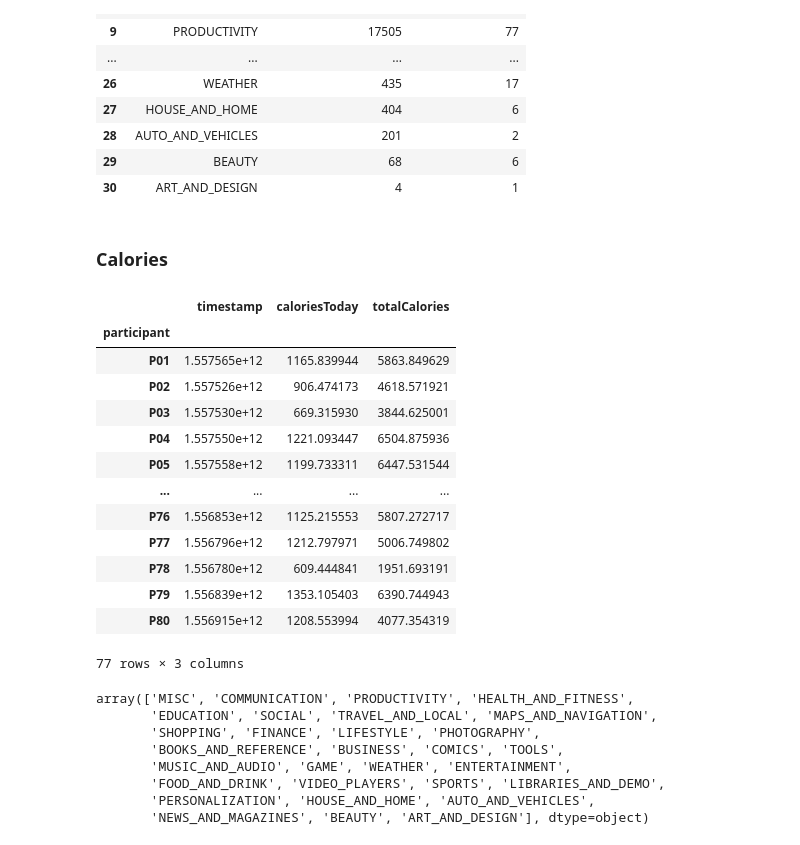
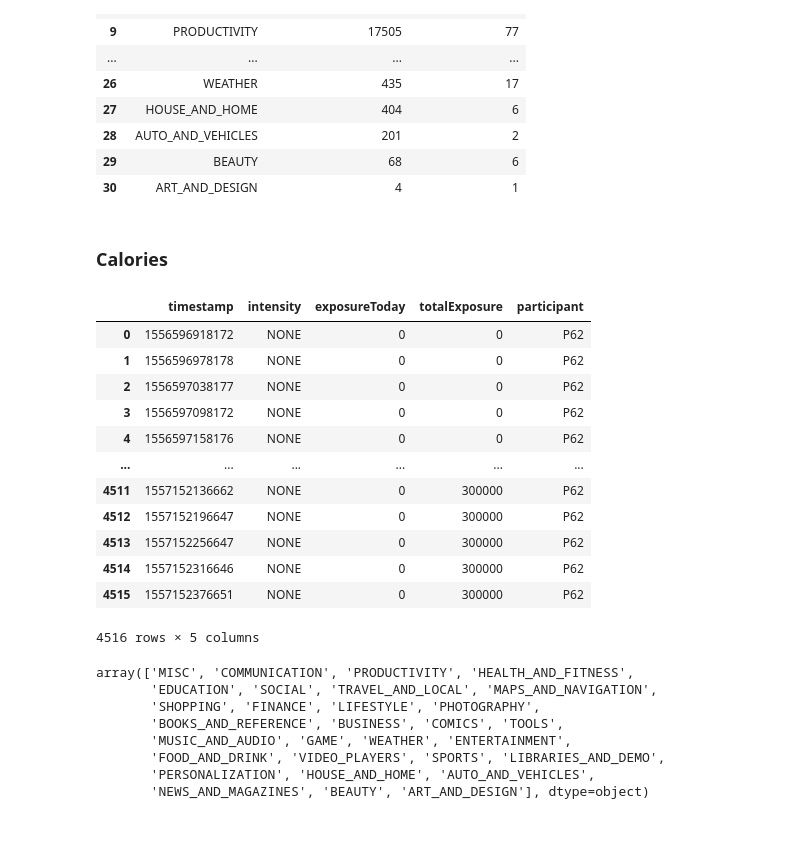
Before and after one commit to mauro-vb/quantitative-methods-analysis-project, a Jupyter notebook: data_exploration.ipynb, the cells around one changed output. Drawn from its saved outputs; the diff is of its cells as text; code cells hidden in the pictures.

```diff
--- a/data_exploration.ipynb
+++ b/data_exploration.ipynb
@@ -45,8 +47,8 @@ After a first look at the existing literature on the topic we found that there i
 smartphone_data_files_rq1 = ["ActivityEvent.csv", "ActivityEvent.csv", "Location.csv"]
 wearable_data_files_rq1 = ["Acceleration.csv", "HR.csv"]
 
-smartphone_data_files_exploration = ["AppUsageEvent.csv", "ActivityEvent.csv", "Location.csv"]
-wearable_data_files_exploration = ["Calorie.csv", "AmbientLight.csv", "UltraViolet.csv"]
+smartphone_data_files_exploration = ["AppUsageEvent.csv", "Location.csv"]
+wearable_data_files_exploration = ["HR.csv","SlinTemperature", "AmbientLight.csv", "UltraViolet.csv"]
 esm_file_path = os.path.join(data_dir,"SubjData", "EsmResponse.csv")
 # %%
 # build dicts to acces data files (also adding participant identifier column)
@@ -104,25 +144,26 @@ category_counts
 | 28 | AUTO_AND_VEHICLES | 201 | 2 |
 | 29 | BEAUTY | 68 | 6 |
 | 30 | ART_AND_DESIGN | 4 | 1 |
-# %% [markdown]
-### Calories
+# %% [markdown]
+### Calories
 # %%
-wearable_data["Calorie"][["caloriesToday"]].groupby("participant").mean()
+calories_df = df_to_timeseries(wearable_data["Calorie"])
+df
+#[["caloriesToday"]].groupby("participant").mean()
 # %% [output]
-|  | timestamp | caloriesToday | totalCalories |
-| participant |  |  |  |
-| P01 | 1.557565e+12 | 1165.839944 | 5863.849629 |
-| P02 | 1.557526e+12 | 906.474173 | 4618.571921 |
-| P03 | 1.557530e+12 | 669.315930 | 3844.625001 |
-| P04 | 1.557550e+12 | 1221.093447 | 6504.875936 |
-| P05 | 1.557558e+12 | 1199.733311 | 6447.531544 |
-| ... | ... | ... | ... |
-| P76 | 1.556853e+12 | 1125.215553 | 5807.272717 |
-| P77 | 1.556796e+12 | 1212.797971 | 5006.749802 |
-| P78 | 1.556780e+12 | 609.444841 | 1951.693191 |
-| P79 | 1.556839e+12 | 1353.105403 | 6390.744943 |
-| P80 | 1.556915e+12 | 1208.553994 | 4077.354319 |
+|  | timestamp | intensity | exposureToday | totalExposure | participant |
+| 0 | 1556596918172 | NONE | 0 | 0 | P62 |
+| 1 | 1556596978178 | NONE | 0 | 0 | P62 |
+| 2 | 1556597038177 | NONE | 0 | 0 | P62 |
+| 3 | 1556597098172 | NONE | 0 | 0 | P62 |
+| 4 | 1556597158176 | NONE | 0 | 0 | P62 |
+| ... | ... | ... | ... | ... | ... |
+| 4511 | 1557152136662 | NONE | 0 | 300000 | P62 |
+| 4512 | 1557152196647 | NONE | 0 | 300000 | P62 |
+| 4513 | 1557152256647 | NONE | 0 | 300000 | P62 |
+| 4514 | 1557152316646 | NONE | 0 | 300000 | P62 |
+| 4515 | 1557152376651 | NONE | 0 | 300000 | P62 |
-77 rows × 3 columns
+4516 rows × 5 columns
 # %%
 smartphone_data["AppUsageEvent"]["category"][smartphone_data["AppUsageEvent"]["isSystemApp"] == False].unique()
 # %% [output]
```
Also changed, not shown: parts of 15 cells of this notebook, 1 other file.
